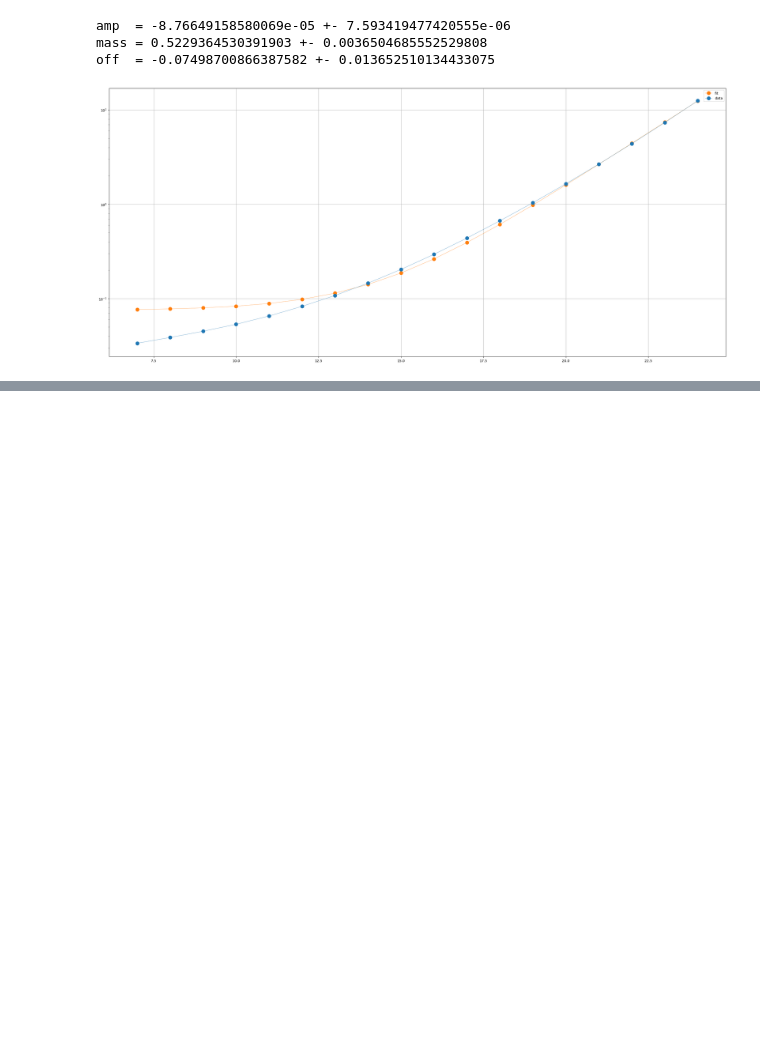
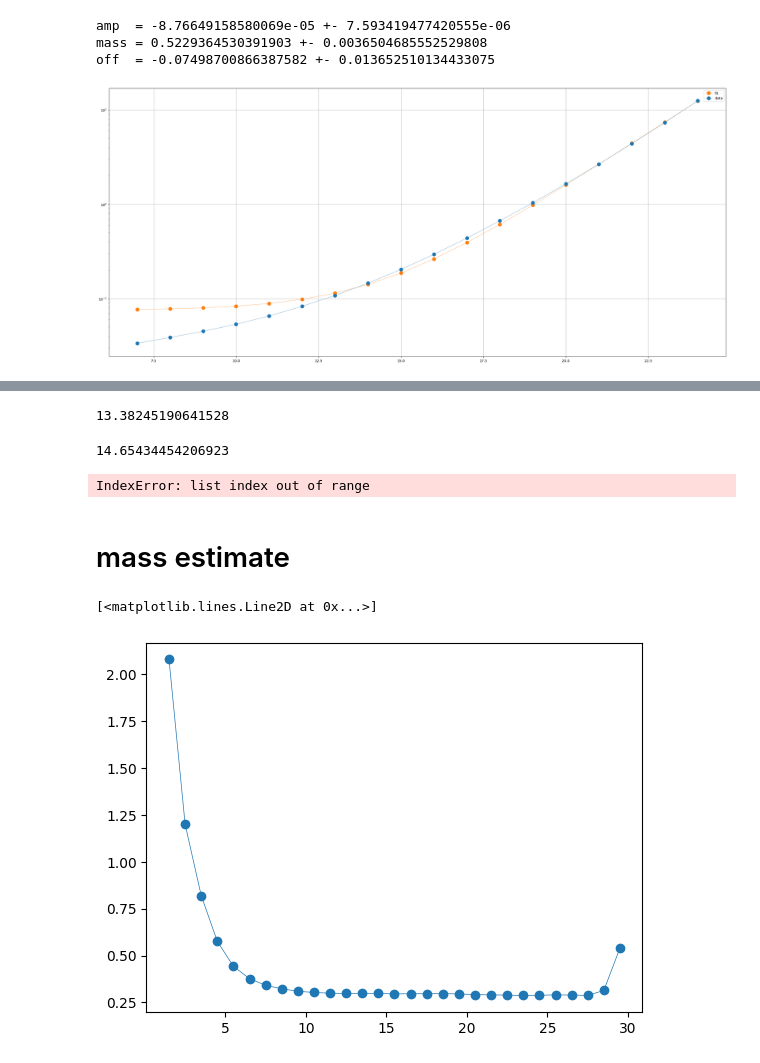
Before and after one commit to Tag-E/Master-Thesis-Work, a Jupyter notebook: python_analysis/fit_2point_notebook.ipynb, the cells around one changed output, grey strips where cells are left out. Drawn from its saved outputs; the diff is of its cells as text; code cells hidden in the pictures; blank space fills up the shorter version.

```diff
--- a/python_analysis/fit_2point_notebook.ipynb
+++ b/python_analysis/fit_2point_notebook.ipynb
@@ -555,0 +824,49 @@ _ = ax.grid()
+# %%
+#checks to do
+a1 = result_parms_err[2][0]
+b1 = result_parms_err[2][1]
+m = result_parms_err[2][2]
+
+
+a1*np.exp(-m*tvals)/b1 #should be -1
+
+
+a1 = result_parms_err[3][0]
+b1 = result_parms_err[3][1]
+m = result_parms_err[3][2]
+
+
+a1*np.exp(-m*tvals)/b1 #should be -1
+
+
+a1 = result_parms_err[4][0]
+b1 = result_parms_err[4][2]
+m = result_parms_err[4][3]
+
+
+a1*np.exp(-m*tvals)/b1 #should be -1
+
+
+a1 = result_parms_err[5][0]
+b1 = result_parms_err[5][2]
+m = result_parms_err[5][3]
+
+
+a1*np.exp(-m*tvals)/b1 #should be -1
+# %% [output]
+13.38245190641528
+14.65434454206923
+IndexError: list index out of range
+# %% [markdown]
+# mass estimate
+# %%
+times = np.arange(0,tvals)
+
+eff_mass = np.array( [np.log(mean_array_x[0,t]/mean_array_x[0,t+1]) for t in times[:-1] ])
+
+eff_mass_times = times[:-1]+0.5
+
+plt.plot(eff_mass_times,eff_mass,'-o',linewidth=0.5)
+# %% [output]
+[<matplotlib.lines.Line2D at 0x...>]
+[figure, added]
```
Also changed, not shown: parts of 18 cells of this notebook, 3 other files.
